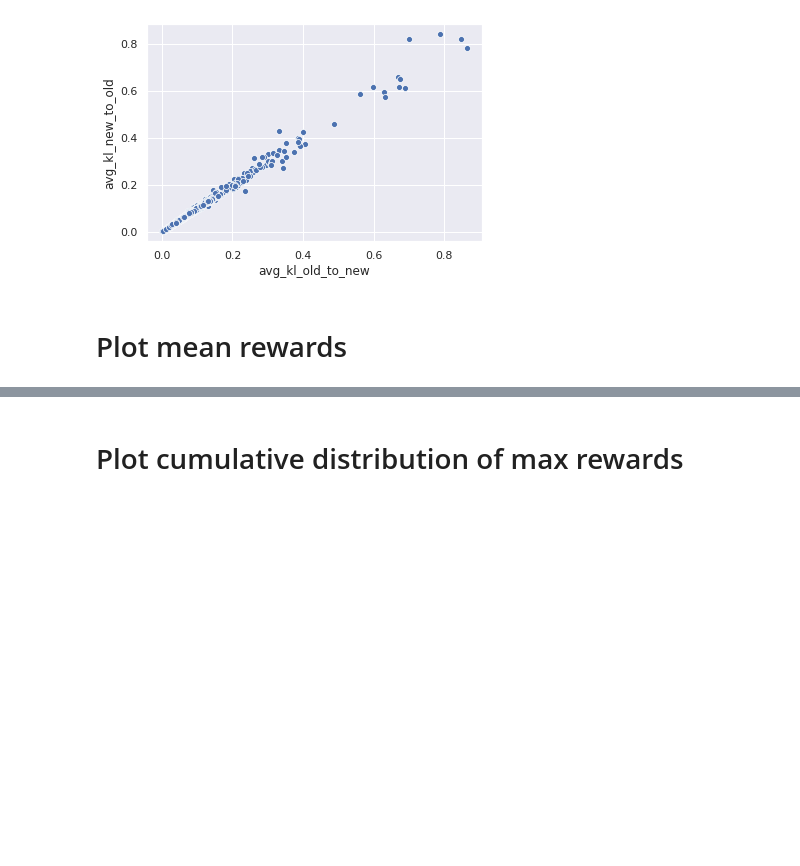
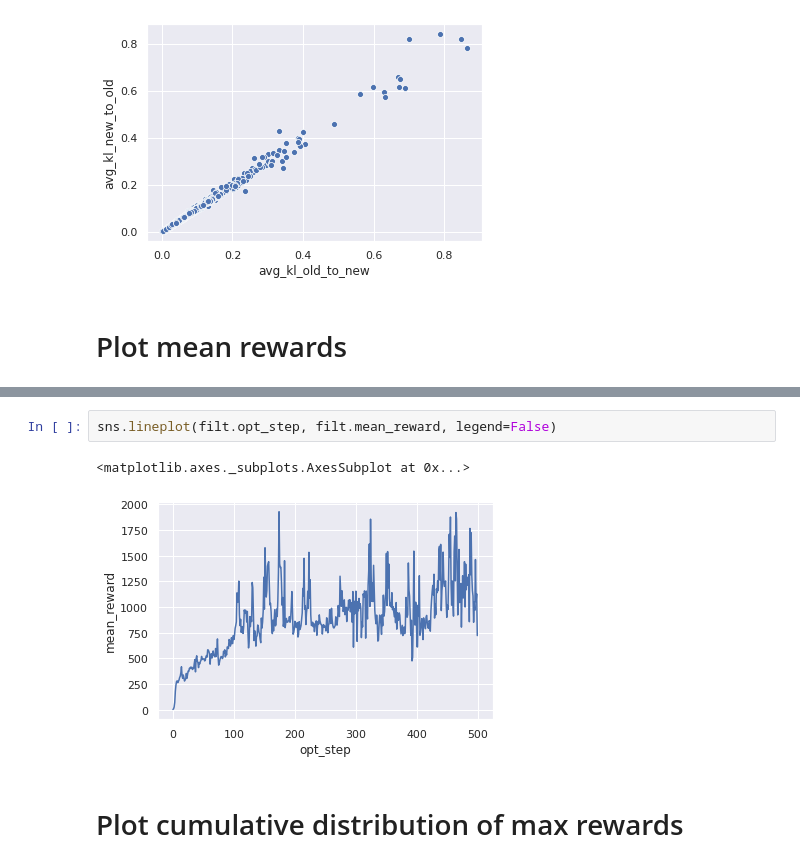
Before and after one commit to chloechsu/code-for-paper, a Jupyter notebook: analysis/experiment_results_beta_kl_unoise_debug.ipynb, the cells around one changed output, grey strips where cells are left out. Drawn from its saved outputs; the diff is of its cells as text; blank space fills up the shorter version.

```diff
--- a/analysis/experiment_results_beta_kl_unoise_debug.ipynb
+++ b/analysis/experiment_results_beta_kl_unoise_debug.ipynb
@@ -82,3 +99,8 @@ plt.show()
+# %%
+sns.lineplot(filt.opt_step, filt.mean_reward, legend=False)
+# %% [output]
+<matplotlib.axes._subplots.AxesSubplot at 0x...>
+[figure, added]
 # %% [markdown]
 # Plot cumulative distribution of max rewards
 # %%
```
Also changed, not shown: parts of 3 cells of this notebook, 26 other files.
